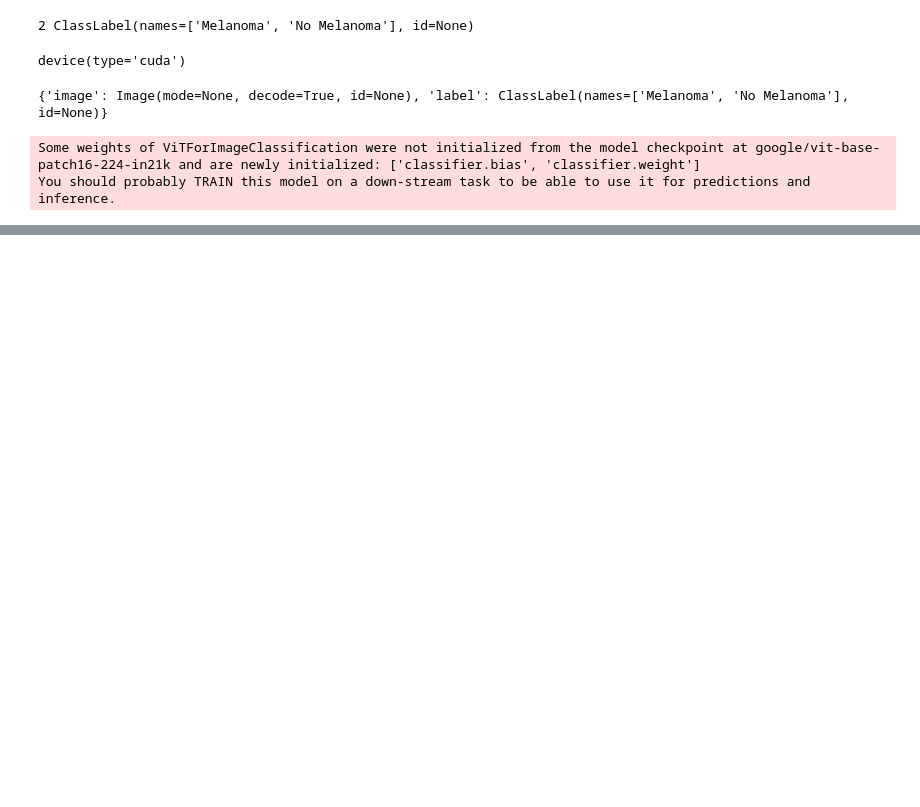
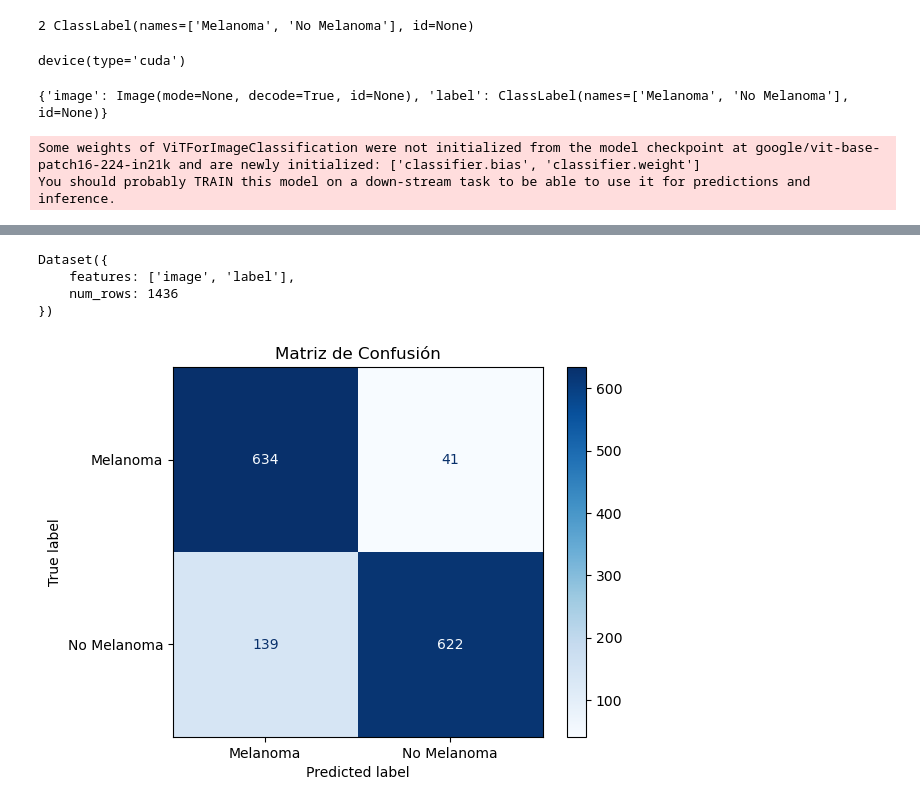
Before and after one commit to DanielAbadF/Thesis, a Jupyter notebook: binary_model..ipynb, the cells around one changed output, grey strips where cells are left out. Cells and saved outputs as stored; diff of their text form; code cells hidden in the pictures; blank space fills up the shorter version.

Commit message:
binary model vit

```diff
--- a/binary_model..ipynb
+++ b/binary_model..ipynb
@@ -89,11 +106,11 @@ from transformers import TrainingArguments, Trainer
 
 
 training_args = TrainingArguments(
-    output_dir='./results',
+    output_dir='./resultsViTBinary',
     per_device_eval_batch_size=16,
     evaluation_strategy="steps",
     num_train_epochs=4,
-    save_steps=1000,
+    save_steps=500,
     eval_steps=500,
     logging_steps=10,
     learning_rate=2e-5,
@@ -114,5 +131,3 @@ trainer = Trainer(
     data_collator=collate_fn,
     tokenizer=feature_extractor
 )
-# %%
-trainer.train()
@@ -324,0 +134,2 @@ trainer.train()
+# %%
+results = trainer.train()
@@ -325,3 +344,36 @@ trainer.train()
+# %%
+prepared_test = dataset_test.with_transform(preprocess)
+# Obtener predicciones del modelo
+predictions = trainer.predict(prepared_test)
+
+# Extraer logits y etiquetas reales
+logits = predictions.predictions  # Salidas del modelo (antes de aplicar softmax)
+labels = predictions.label_ids    # Etiquetas reales
+
+predicted_classes = np.argmax(logits, axis=-1)
+# %%
+prepared_test
+# %% [output]
+Dataset({
+    features: ['image', 'label'],
+    num_rows: 1436
+})
+# %%
+from sklearn.metrics import confusion_matrix, ConfusionMatrixDisplay
+import matplotlib.pyplot as plt
+
+# Calcular matriz de confusión
+cm = confusion_matrix(labels, predicted_classes)
+
+# Mostrar la matriz de confusión
+labels_names = ds['train'].features['label'].names  # Nombres de las clases
+disp = ConfusionMatrixDisplay(confusion_matrix=cm, display_labels=labels_names)
+disp.plot(cmap=plt.cm.Blues)
+
+plt.title("Matriz de Confusión")
+plt.show()
+# %% [output]
+[figure, added]
 # %%
 trainer.save_model()
 trainer.save_state()
```
Also changed, not shown: parts of 8 cells of this notebook, 1 other file.
